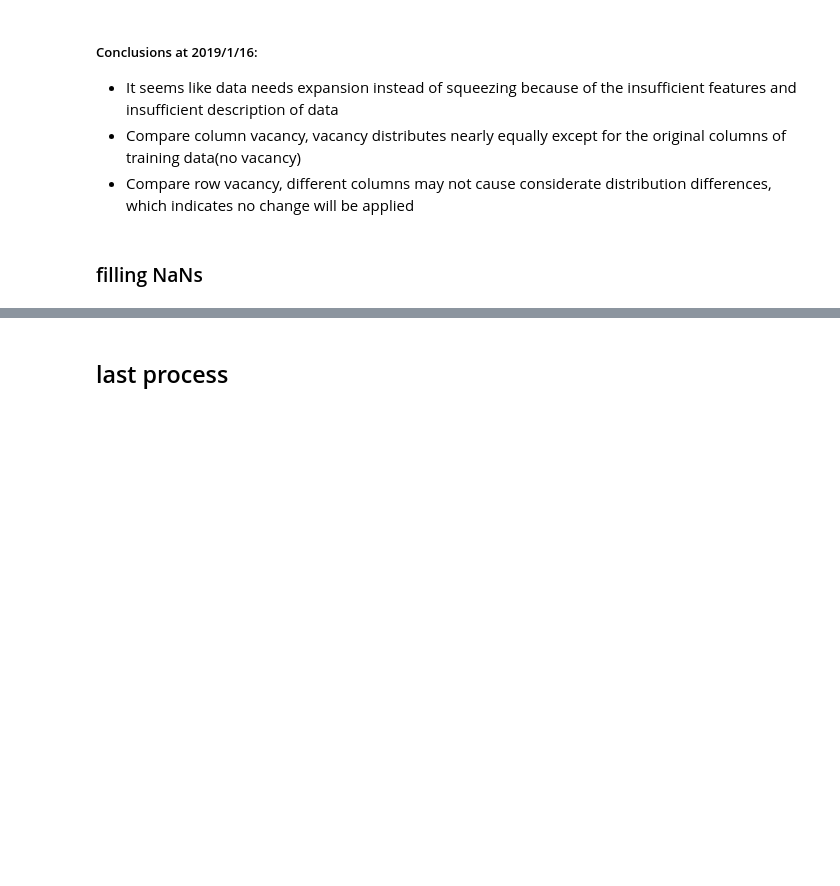
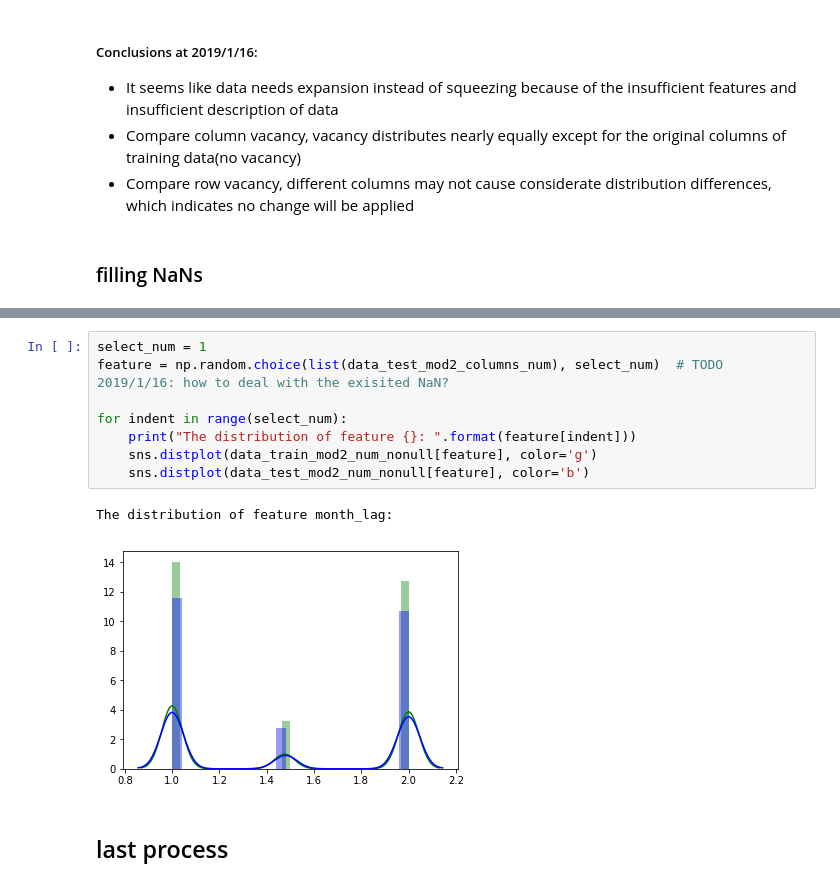
Before and after one commit to PaperStrange/AIProjectManger, a Jupyter notebook: utils/data_process.ipynb, the cells around one changed output, grey strips where cells are left out. Saved outputs shown, nothing was run; the diff lists cells and outputs as text; blank space fills up the shorter version.

```diff
--- a/utils/data_process.ipynb
+++ b/utils/data_process.ipynb
@@ -826,3 +866,14 @@ The distribution of feature feature_3:
+# %%
+select_num = 1
+feature = np.random.choice(list(data_test_mod2_columns_num), select_num)  # TODO 2019/1/16: how to deal with the exisited NaN?
+
+for indent in range(select_num):
+    print("The distribution of feature {}: ".format(feature[indent]))
+    sns.distplot(data_train_mod2_num_nonull[feature], color='g')
+    sns.distplot(data_test_mod2_num_nonull[feature], color='b')
+# %% [output]
+The distribution of feature month_lag:
+[figure, added]
 # %% [markdown]
 ## last process
 # %%
```
Also changed, not shown: parts of 11 cells of this notebook.
